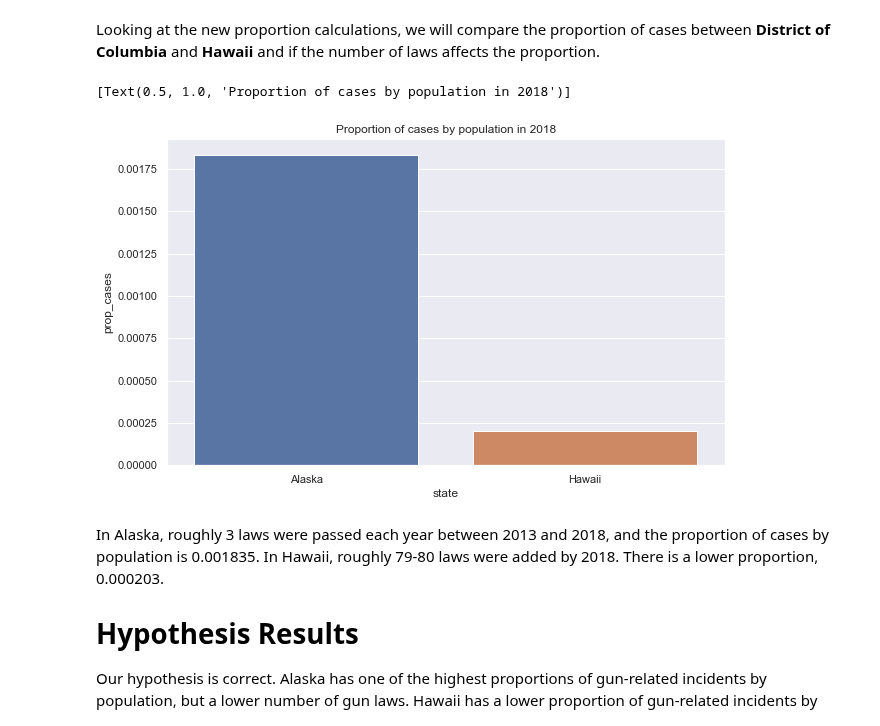
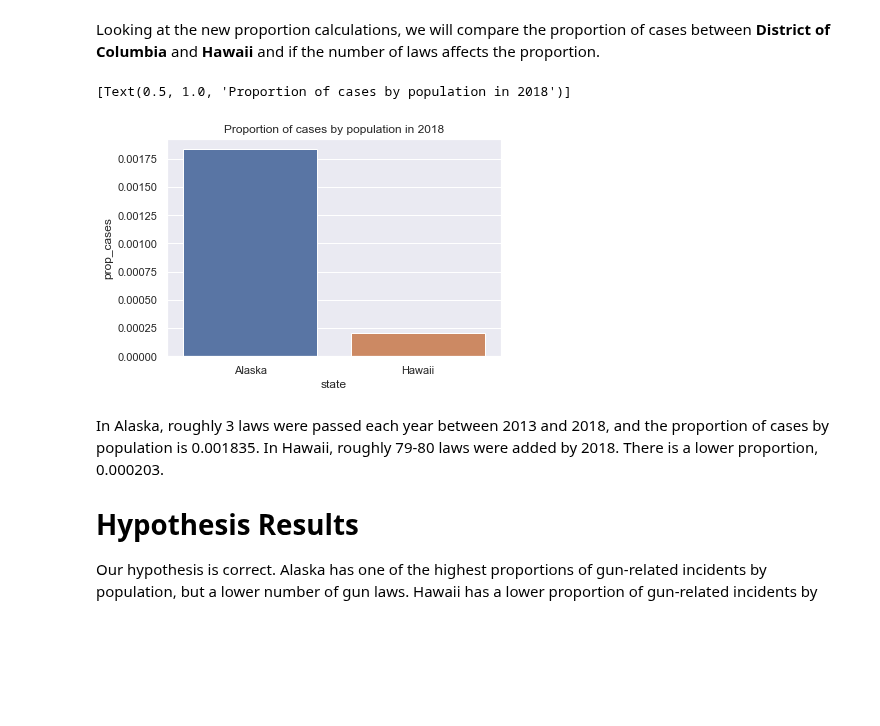
Before and after one commit to uic-cs418/cs418-spring22-purple, a Jupyter notebook: progress_report.ipynb, the cells around one changed output. Saved outputs shown, nothing was run; the diff lists cells and outputs as text; code cells hidden in the pictures; blank space fills up the shorter version.

Commit message:
made prop of cases bar chart smaller

```diff
--- a/progress_report.ipynb
+++ b/progress_report.ipynb
@@ -96,15 +96,15 @@ Looking at the new proportion calculations, we will compare the proportion of ca
 # %%
 top_state_inc = pd.DataFrame(population[population['state'] == 'Alaska'])
 low_state_inc = pd.DataFrame(population[population['state'] =='Hawaii'])
 
 list_states_inc = [top_state_inc, low_state_inc]
 stats_inc = pd.concat(list_states_inc)
 stats_inc
-sns.set(rc = {'figure.figsize':(10,6)})
+sns.set(rc = {'figure.figsize':(6,4)})
 sns.barplot(data=stats_inc, x="state", y="prop_cases").set(title="Proportion of cases by population in 2018")
 # %% [output]
 [Text(0.5, 1.0, 'Proportion of cases by population in 2018')]
-[figure, old version]
+[figure, new version]
 # %% [markdown]
 In Alaska, roughly 3 laws were passed each year between 2013 and 2018, and the proportion of cases by population is 0.001835. In Hawaii, roughly 79-80 laws were added by 2018. There is a lower proportion, 0.000203.
 
```
